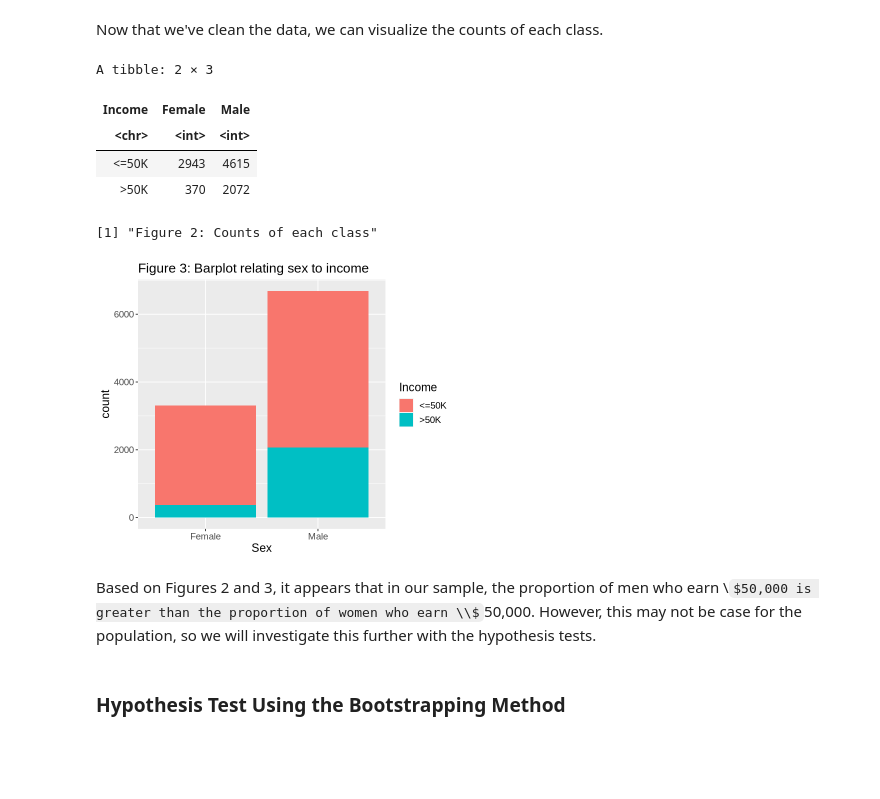
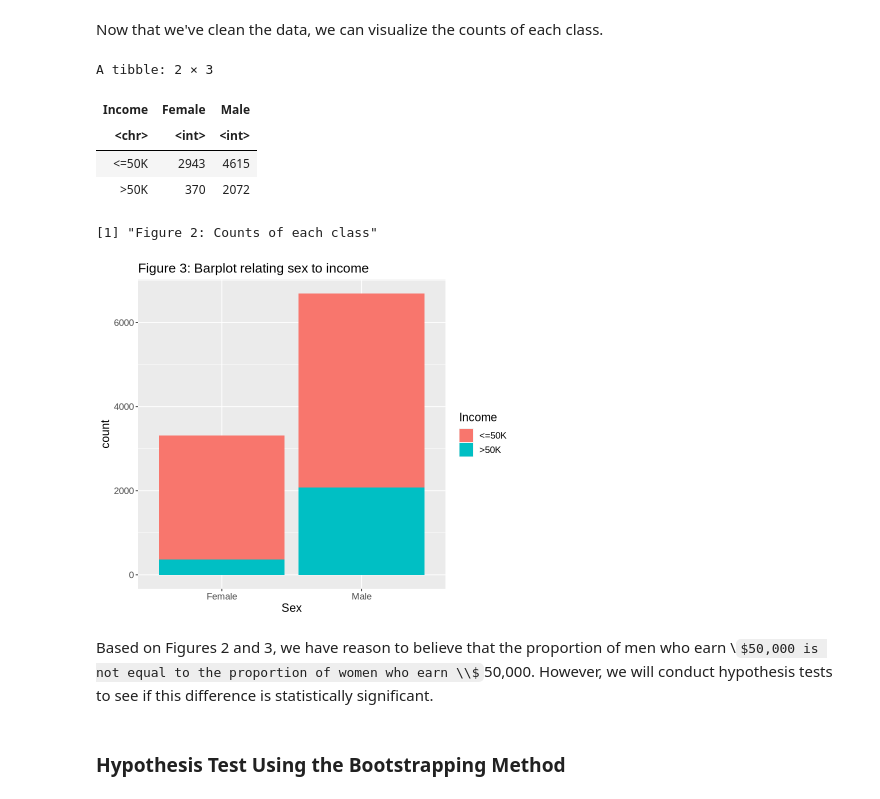
Before and after one commit to ShengHao011/Gender-Wage-Gap-Analysis-Model, a Jupyter notebook: FinalProject.ipynb, the cells around one changed output. Drawn from its saved outputs; the diff is of its cells as text; code cells hidden in the pictures; some formulas as TeX source; blank space fills up the shorter version.

```diff
--- a/FinalProject.ipynb
+++ b/FinalProject.ipynb
@@ -86,27 +86,27 @@ Now that we've clean the data, we can visualize the counts of each class.
 # %%
 # Visualize counts
 adult_data %>%
     group_by(Sex, Income) %>%
     tally() %>%
     spread(Sex, n)
 print("Figure 2: Counts of each class")
 
 # Plot the data
-options(repr.plot.width = 6, repr.plot.height = 5)
+options(repr.plot.width = 7, repr.plot.height = 6)
 ggplot(adult_data, aes(x = Sex, fill = Income)) +
     geom_bar() +
     labs(x = "Sex", title = "Figure 3: Barplot relating sex to income") +
     theme(text = element_text(size = 14), plot.title = element_text(size=16))
 # %% [output]
 A tibble: 2 × 3
 | Income | Female | Male |
 | <chr> | <int> | <int> |
 | <=50K | 2943 | 4615 |
 | >50K | 370 | 2072 |
 [1] "Figure 2: Counts of each class"
-[figure, old version]
+[figure, new version]
 # %% [markdown]
-Based on Figures 2 and 3, it appears that in our sample, the proportion of men who earn \\$50,000 is greater than the proportion of women who earn \\$50,000. However, this may not be case for the population, so we will investigate this further with the hypothesis tests.
+Based on Figures 2 and 3, we have reason to believe that the proportion of men who earn \\$50,000 is not equal to the proportion of women who earn \\$50,000. However, we will conduct hypothesis tests to see if this difference is statistically significant.
 # %% [markdown]
 ### Hypothesis Test Using the Bootstrapping Method
 # %% [markdown]
```
Also changed, not shown: parts of 14 cells of this notebook.
